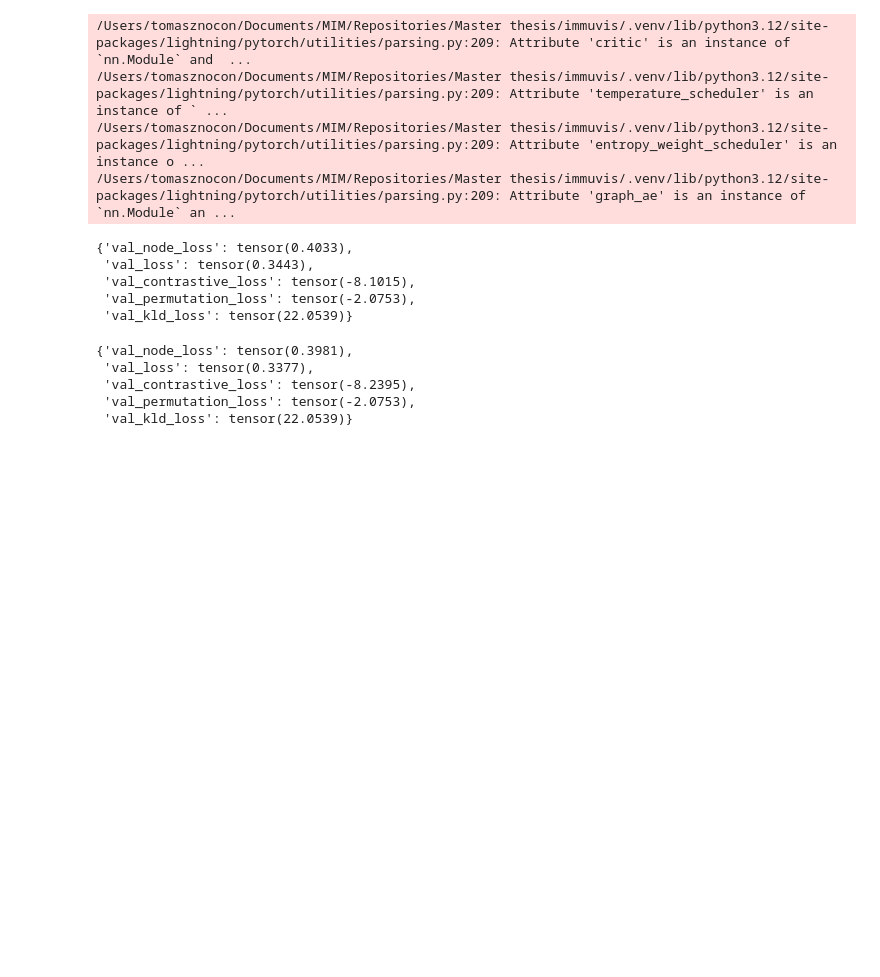
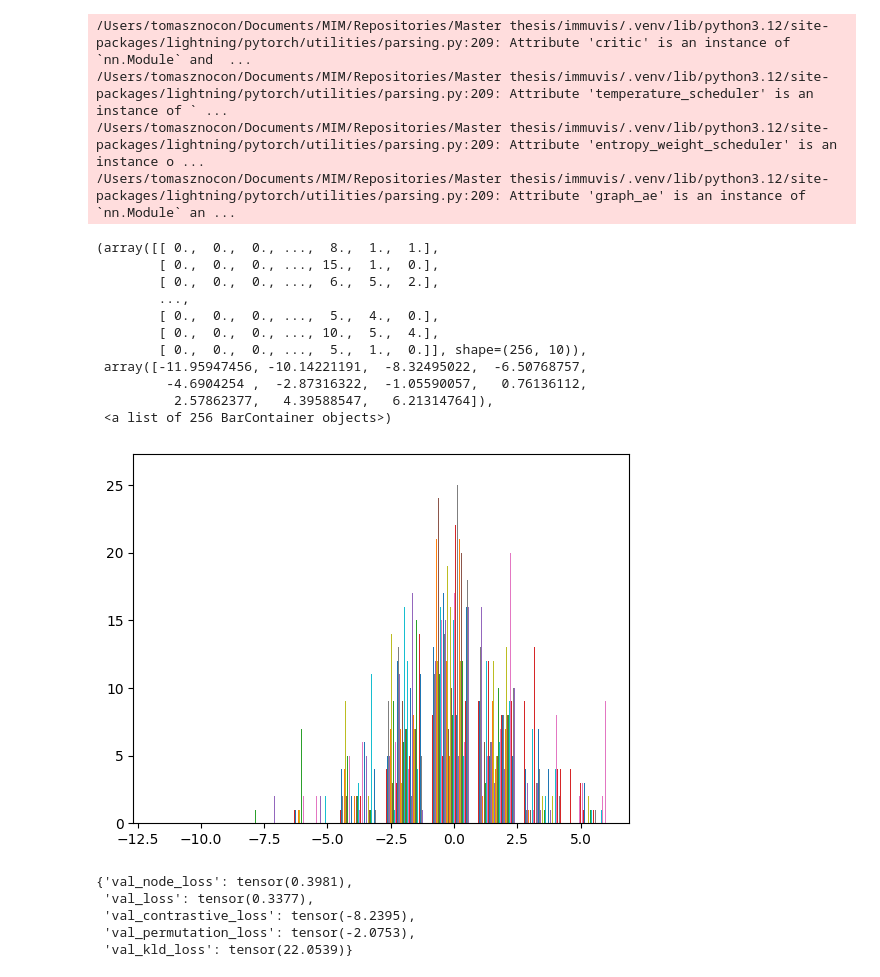
Before and after one commit to TomekNocon/IMMUVIS-PIGVAE, a Jupyter notebook: notebooks/test.ipynb, the cells around one changed output. Drawn from its saved outputs; the diff is of its cells as text; code cells hidden in the pictures; blank space fills up the shorter version.

```diff
--- a/notebooks/test.ipynb
+++ b/notebooks/test.ipynb
@@ -691,7 +691,7 @@ model = model.to('cpu')
 # %%
 model.eval()
 with torch.no_grad():
-    # out = model.graph_ae.encoder(el.node_features, el.edge_features, el.mask)
+    out = model.graph_ae.encoder(el.node_features, el.edge_features, el.mask)
 
     # out = model.graph_ae.encode(
     #     el
@@ -707,26 +707,35 @@ with torch.no_grad():
             graph=el, training=True, tau=1.0
         )
 
-    out = model.critic.evaluate(
-            graph_emb=graph_emb,
-            graph_true=el,
-            graph_pred=graph_pred,
-            soft_probs=soft_probs,
-            perm=perm,
-            beta=0.0,
-            mu=mu,
-            logvar=logvar,
-            prefix="val",
+    # out = model.critic.evaluate(
+    #         graph_emb=graph_emb,
+    #         graph_true=el,
+    #         graph_pred=graph_pred,
+    #         soft_probs=soft_probs,
+    #         perm=perm,
+    #         beta=0.0,
+    #         mu=mu,
+    #         logvar=logvar,
+    #         prefix="val",
 
-    )
+    # )
-# %%
-out
-# %% [output]
-{'val_node_loss': tensor(0.4033),
- 'val_loss': tensor(0.3443),
- 'val_contrastive_loss': tensor(-8.1015),
- 'val_permutation_loss': tensor(-2.0753),
- 'val_kld_loss': tensor(22.0539)}
+# %%
+import matplotlib.pyplot as plt
+
+plt.hist(out[1][1])
+# %% [output]
+(array([[ 0.,  0.,  0., ...,  8.,  1.,  1.],
+        [ 0.,  0.,  0., ..., 15.,  1.,  0.],
+        [ 0.,  0.,  0., ...,  6.,  5.,  2.],
+        ...,
+        [ 0.,  0.,  0., ...,  5.,  4.,  0.],
+        [ 0.,  0.,  0., ..., 10.,  5.,  4.],
+        [ 0.,  0.,  0., ...,  5.,  1.,  0.]], shape=(256, 10)),
+ array([-11.95947456, -10.14221191,  -8.32495022,  -6.50768757,
+         -4.6904254 ,  -2.87316322,  -1.05590057,   0.76136112,
+          2.57862377,   4.39588547,   6.21314764]),
+ <a list of 256 BarContainer objects>)
+[figure, added]
 # %%
 out
 # %% [output]
```
Also changed, not shown: parts of 5 cells of this notebook, 2 other files.
